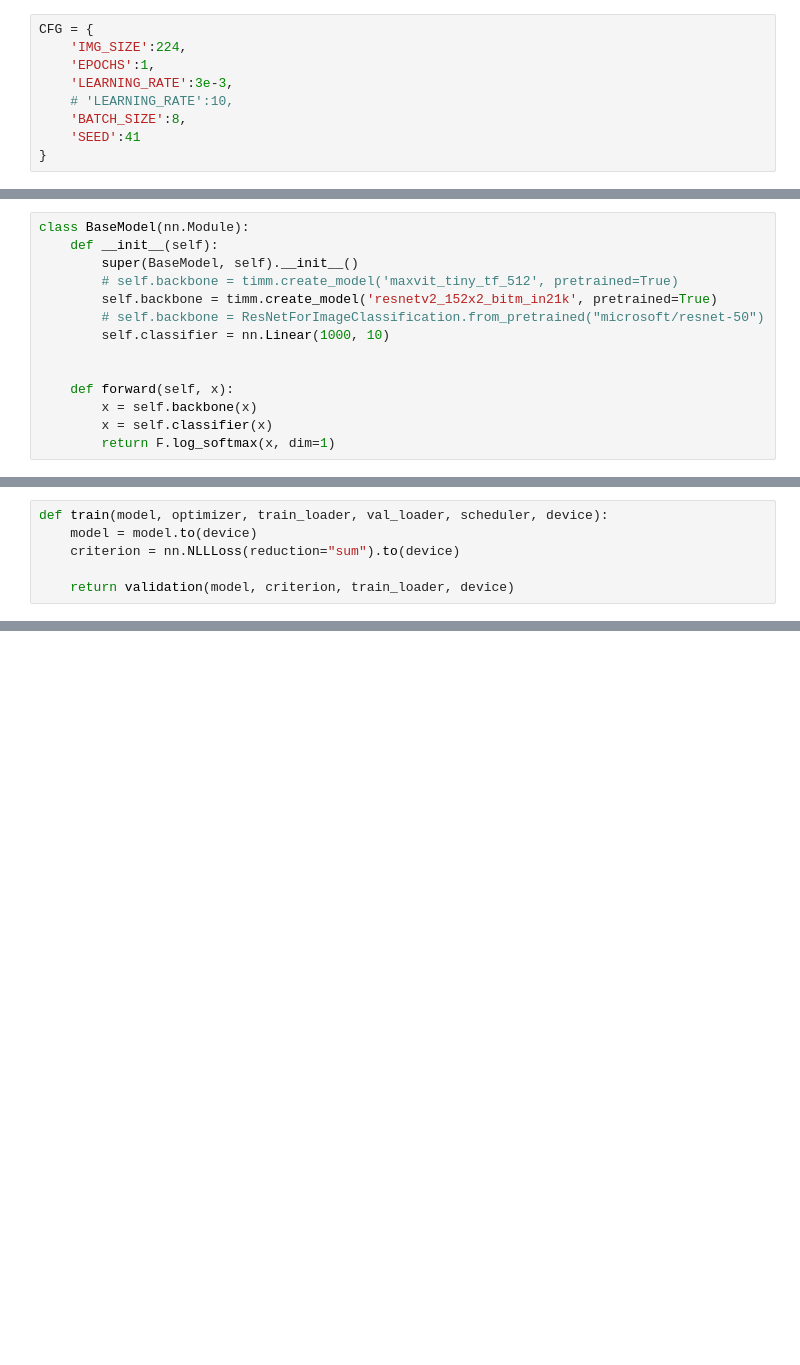
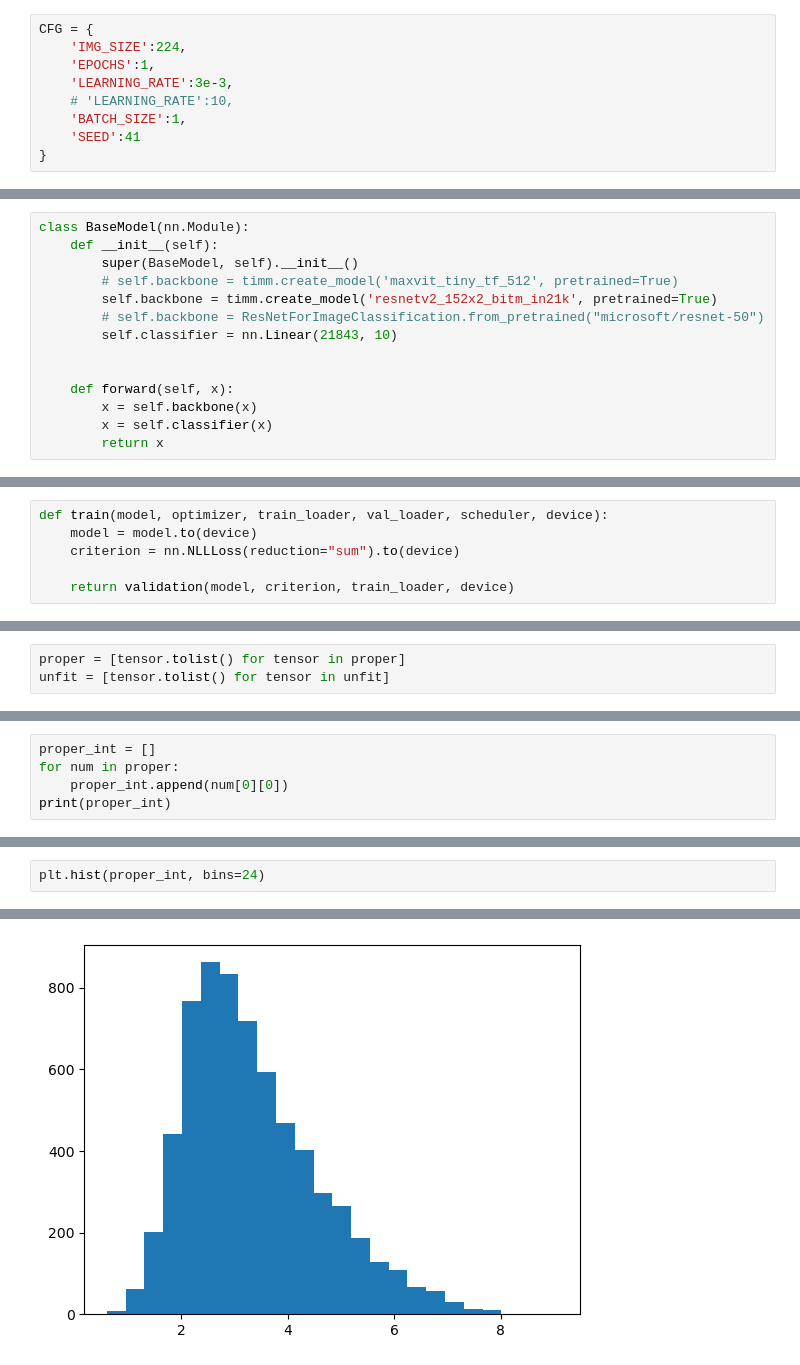
Before and after one commit to taemin-steve/Siamese_Net, a Jupyter notebook: distancePred_resnetBase.ipynb, the cells around one changed output, grey strips where cells are left out. Cells and saved outputs as stored; diff of their text form; blank space fills up the shorter version.

```diff
--- a/distancePred_resnetBase.ipynb
+++ b/distancePred_resnetBase.ipynb
@@ -111,7 +111,7 @@ CFG = {
     'EPOCHS':1,
     'LEARNING_RATE':3e-3,
     # 'LEARNING_RATE':10,
-    'BATCH_SIZE':8,
+    'BATCH_SIZE':1,
     'SEED':41
 }
 # %%
@@ -176,13 +176,13 @@ class BaseModel(nn.Module):
         # self.backbone = timm.create_model('maxvit_tiny_tf_512', pretrained=True)
         self.backbone = timm.create_model('resnetv2_152x2_bitm_in21k', pretrained=True)
         # self.backbone = ResNetForImageClassification.from_pretrained("microsoft/resnet-50")
-        self.classifier = nn.Linear(1000, 10)
+        self.classifier = nn.Linear(21843, 10)
 
 
     def forward(self, x):
         x = self.backbone(x)
         x = self.classifier(x)
-        return F.log_softmax(x, dim=1)
+        return x
 # %%
 def validation(model, criterion, val_loader, device):
     model.eval()
@@ -251,0 +255,3 @@ torch.save(model.state_dict(), "./eff0b_10.pt")
+# %%
+proper = [tensor.tolist() for tensor in proper]
+unfit = [tensor.tolist() for tensor in unfit]
@@ -251,0 +270,5 @@ torch.save(model.state_dict(), "./eff0b_10.pt")
+# %%
+proper_int = []
+for num in proper:
+    proper_int.append(num[0][0])
+print(proper_int)
@@ -251,0 +284,3 @@ torch.save(model.state_dict(), "./eff0b_10.pt")
+# %%
+plt.hist(proper_int, bins=24)
+# %% [output]
@@ -251,0 +296 @@ torch.save(model.state_dict(), "./eff0b_10.pt")
+[figure, added]
```
Also changed, not shown: parts of 17 cells of this notebook.
